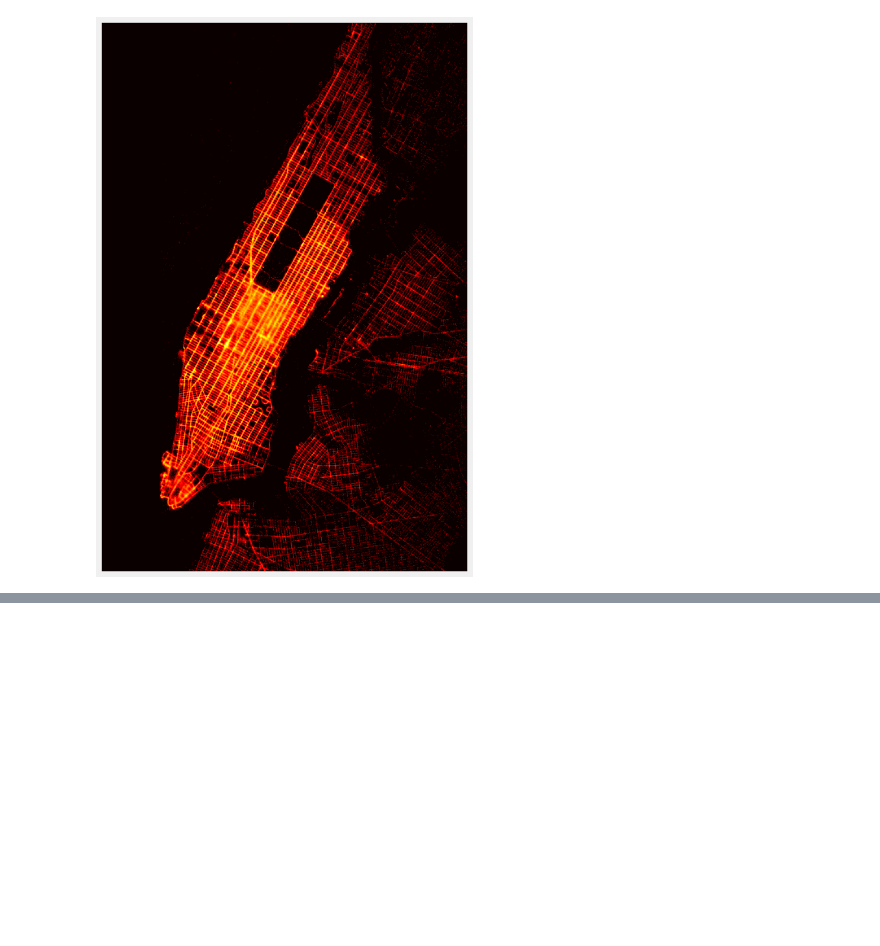
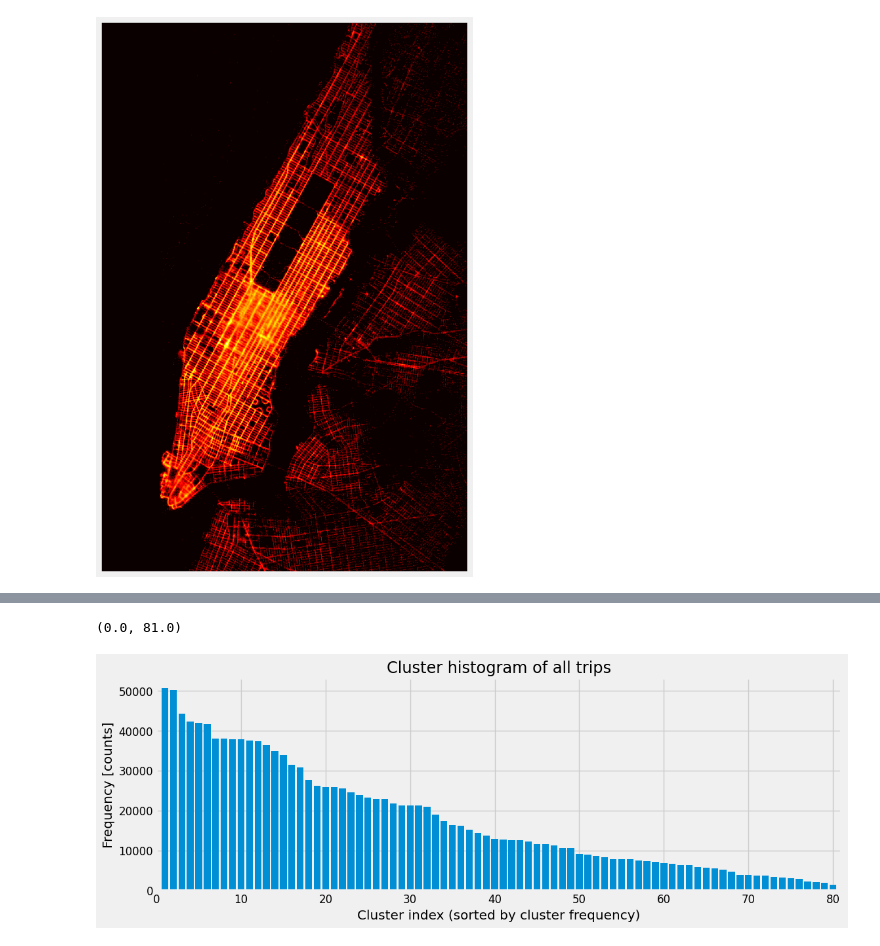
Before and after one commit to zxcvbbvvf/Kaggle-Competitions, a Jupyter notebook: New York City Taxi Trip Duration/Taxi Trip Duration Work.ipynb, the cells around one changed output, grey strips where cells are left out. Cells and saved outputs as stored; diff of their text form; code cells hidden in the pictures; blank space fills up the shorter version.

```diff
--- a/New York City Taxi Trip Duration/Taxi Trip Duration Work.ipynb
+++ b/New York City Taxi Trip Duration/Taxi Trip Duration Work.ipynb
@@ -150,3 +150,17 @@ plt.axis('off')
 # %% [output]
 (-0.5, 479.5, 719.5, -0.5)
 [figure]
+# %%
+# create some new features
+pickup_time = pd.to_datetime(train['pickup_datetime'])
+
+train['src hour of day'] = (pickup_time.dt.hour + pickup_time.dt.minute/60.0)
+train['dst hour of day'] = train['src hour of day'] + train['duration [min]']/60.0
+
+train['day of week'] = pickup_time.dt.weekday
+train['hour of week'] = train['day of week']*24 + train['src hour of day']
+
+train['month of year'] = pickup_time.dt.month
+train['day of year'] = pickup_time.dt.dayofyear
+train['week of year'] = pickup_time.dt.isocalendar().week.astype(int)
+train['hour of year'] = train['day of year']*24 + train['src hour of day']
@@ -152,0 +177,23 @@ plt.axis('off')
+# %%
+# plot cluster map
+trip_attributes = np.array(train.loc[:, ['src lat [km]', 'src long [km]', 'dst lat [km]', 'dst long [km]', 'duration [min]']])
+mean_trip_attributes = trip_attributes.mean(axis=0)
+std_trip_attributes = trip_attributes.std(axis=0)
+trip_attributes = stats.zscore(trip_attributes, axis=0)
+
+num_clusters = 80
+kmeans = cluster.MiniBatchKMeans(n_clusters=num_clusters, batch_size=120000, n_init=100, random_state=42)
+cluster_inds = kmeans.fit_predict(trip_attributes)
+
+cluster_total, _ = np.histogram(cluster_inds, bins=num_clusters)
+sorted_clusters = np.flipud(np.argsort(cluster_total))
+
+plt.figure(figsize=(12,4))
+plt.title('Cluster histogram of all trips')
+plt.bar(range(1, num_clusters+1), cluster_total[sorted_clusters])
+plt.ylabel('Frequency [counts]')
+plt.xlabel('Cluster index (sorted by cluster frequency)')
+plt.xlim(0, num_clusters+1)
+# %% [output]
+(0.0, 81.0)
+[figure, added]
```
Also changed, not shown: parts of 1 cell of this notebook.
